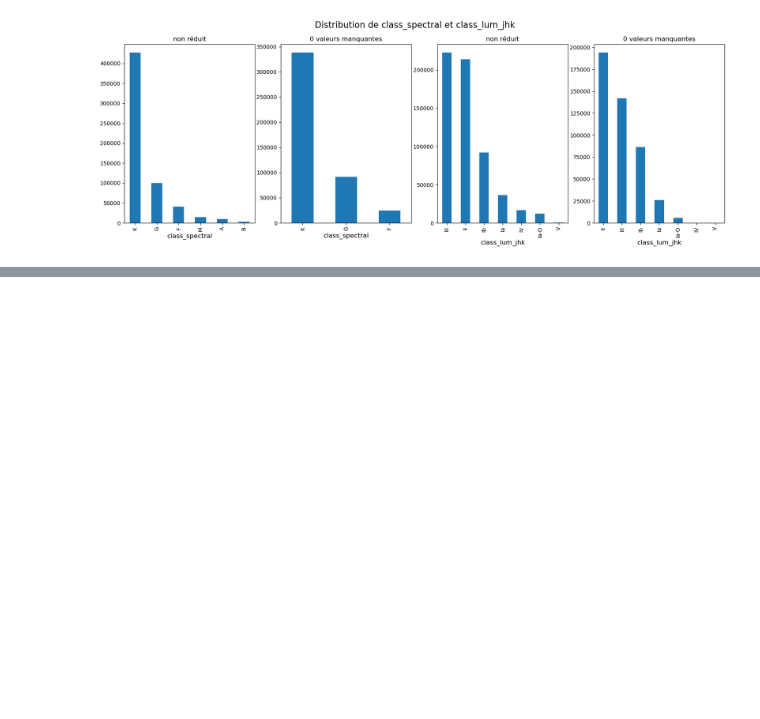
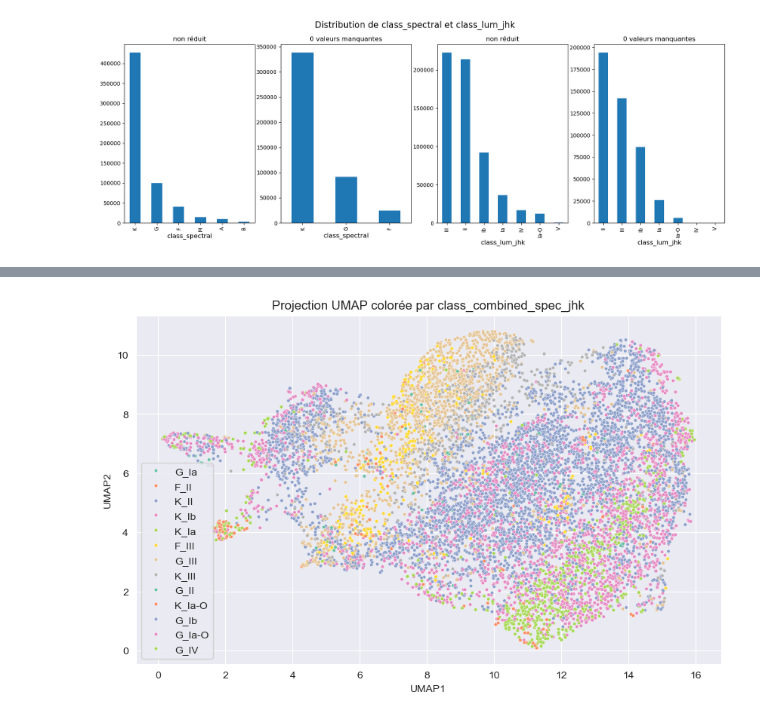
Before and after one commit to astrodeepnet/students-project-2024, a Jupyter notebook: Stats_Chemicals.ipynb, the cells around one changed output, grey strips where cells are left out. Drawn from its saved outputs; the diff is of its cells as text; code cells hidden in the pictures; blank space fills up the shorter version.

Commit message:
ajout umap

```diff
--- a/Stats_Chemicals.ipynb
+++ b/Stats_Chemicals.ipynb
@@ -506,0 +525,11 @@ Text(0.5, 0, 'class_lum_jhk')
+# %%
+
+# 2. Instanciation et application d'UMAP
+#    Ajustez éventuellement n_neighbors, min_dist, etc. selon vos besoins
+reducer = umap.UMAP(n_neighbors=15,
+                    min_dist=0.3,
+                    n_components=2,
+                    metric="euclidean",
+                    verbose=True)
+
+X_embedded = reducer.fit_transform(X)
@@ -506,0 +561,21 @@ Text(0.5, 0, 'class_lum_jhk')
+# %%
+# 3. Création d'un DataFrame pour faciliter l'affichage
+df_umap = pd.DataFrame({
+    'UMAP1': X_embedded[:,0],
+    'UMAP2': X_embedded[:,1],
+    'class_combined_spec_jhk': y
+})
+
+# 4. Visualisation en 2D
+plt.figure(figsize=(10, 6))
+sns.scatterplot(data=df_umap,
+                x='UMAP1',
+                s=10,
+                y='UMAP2',
+                hue='class_combined_spec_jhk',
+                palette='Set2')
+plt.title("Projection UMAP colorée par class_combined_spec_jhk")
+plt.legend(loc='best')
+plt.show()
+# %% [output]
+[figure, added]
```
Also changed, not shown: parts of 5 cells of this notebook.
